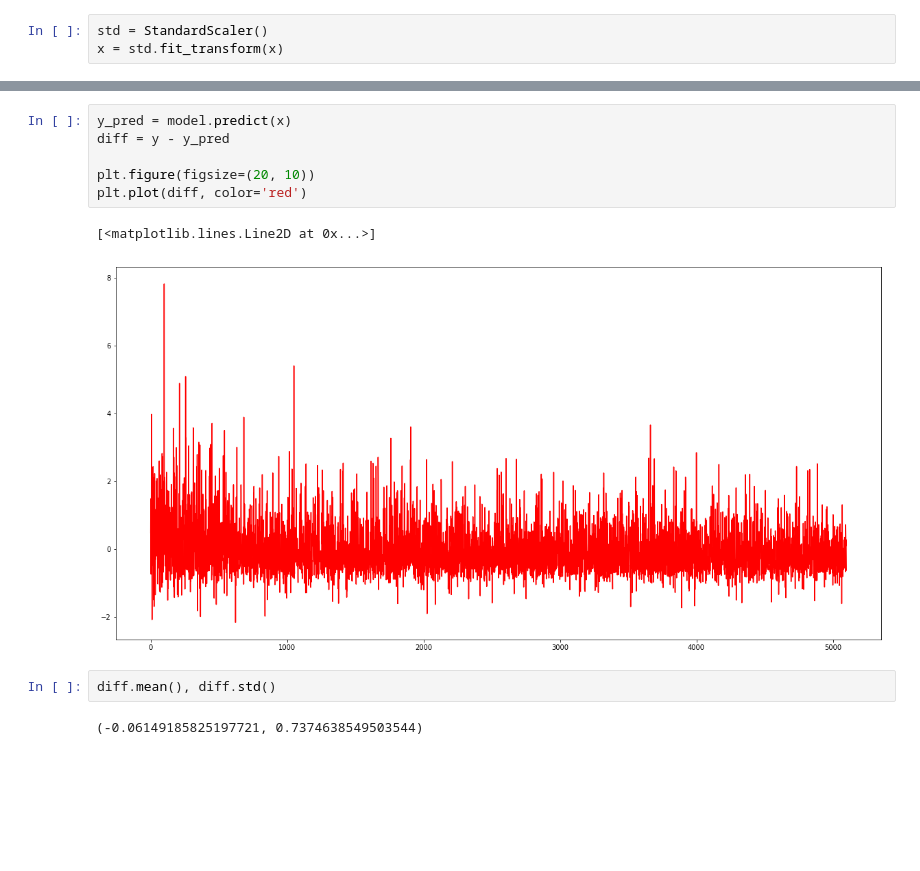
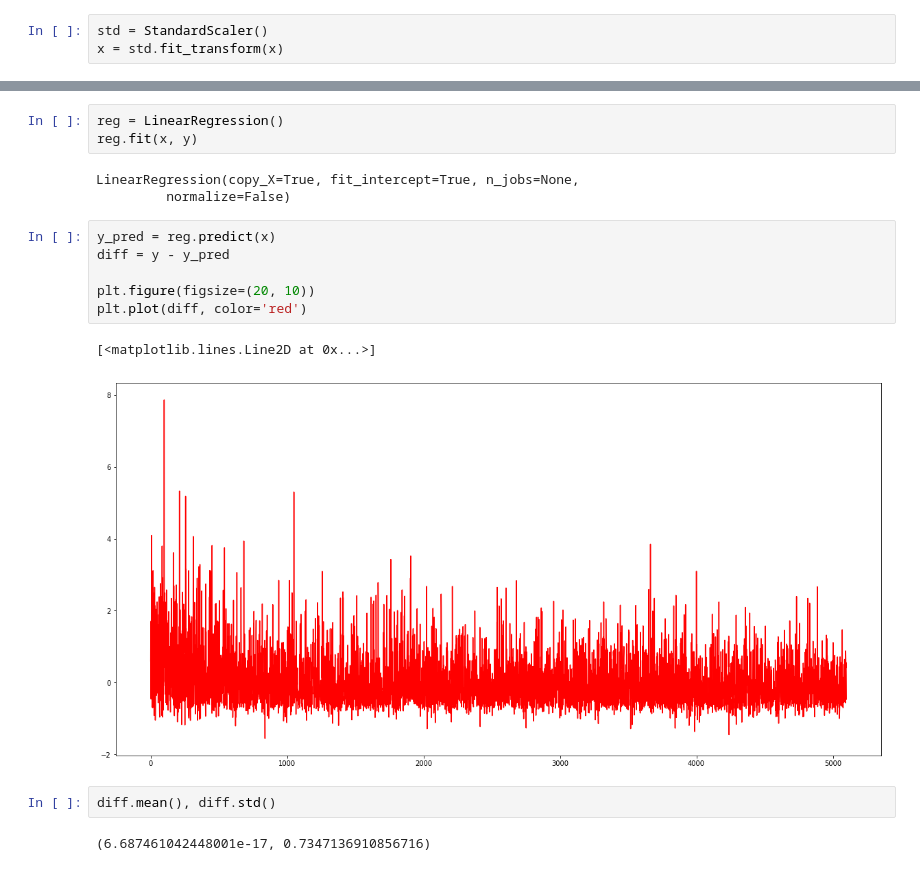
Before and after one commit to henriquepgomide/caRtola, a Jupyter notebook: src/python/Desafio da Valorização.ipynb, the cells around one changed output, grey strips where cells are left out. Saved outputs shown, nothing was run; the diff lists cells and outputs as text; blank space fills up the shorter version.

Commit message:
treina modelo de valorização com regressão linear

```diff
--- a/src/python/Desafio da Valorização.ipynb
+++ b/src/python/Desafio da Valorização.ipynb
@@ -208,13 +171,19 @@ Epoch 20/20
+# %%
+reg = LinearRegression()
+reg.fit(x, y)
+# %% [output]
+LinearRegression(copy_X=True, fit_intercept=True, n_jobs=None,
+         normalize=False)
 # %%
-y_pred = model.predict(x)
+y_pred = reg.predict(x)
 diff = y - y_pred
 
 plt.figure(figsize=(20, 10))
 plt.plot(diff, color='red')
 # %% [output]
 [<matplotlib.lines.Line2D at 0x...>]
-[figure, old version]
+[figure, new version]
 # %%
 diff.mean(), diff.std()
 # %% [output]
-(-0.06149185825197721, 0.7374638549503544)
+(6.687461042448001e-17, 0.7347136910856716)
```
Also changed, not shown: parts of 5 cells of this notebook.
